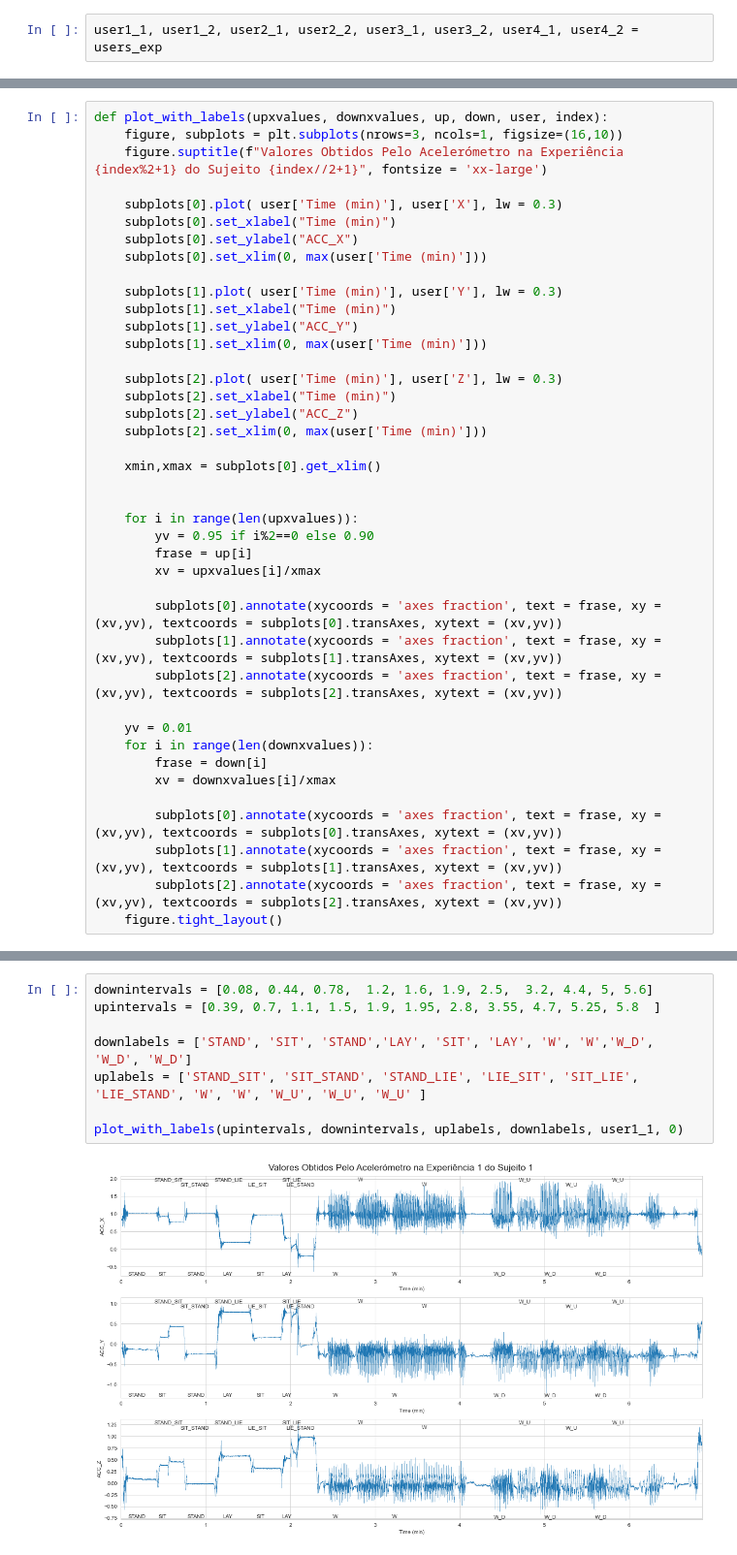
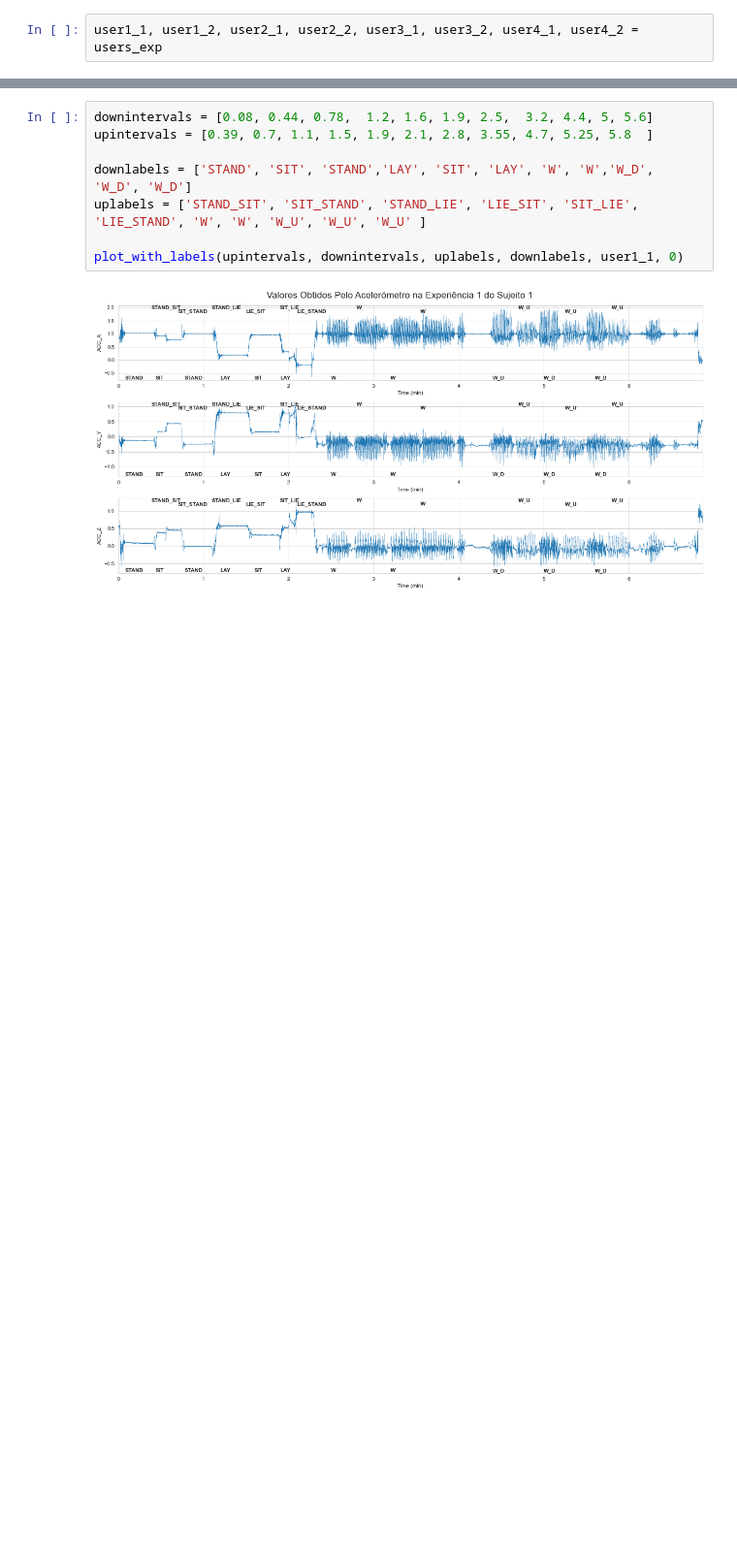
Before and after one commit to joelpoliveira/ProjetoATD, a Jupyter notebook: Exercicio2/Representacoes_Manual_das_Atividades.ipynb, the cells around one changed output, grey strips where cells are left out. Shown at 97% size. Drawn from its saved outputs; the diff is of its cells as text; blank space fills up the shorter version.

Commit message:
Commit Exercicio 2
Já estão as labels colocadas em todas as experiências
Depois é fazer markdowns para ficarmos já com esta parte do "relãtorio" feita tbm

```diff
--- a/Exercicio2/Representacoes_Manual_das_Atividades.ipynb
+++ b/Exercicio2/Representacoes_Manual_das_Atividades.ipynb
@@ -38,42 +62 @@ def plot_axes(user, index):
     figure.tight_layout()
-# %%
-def plot_with_labels(upxvalues, downxvalues, up, down, user, index):
-    figure, subplots = plt.subplots(nrows=3, ncols=1, figsize=(16,10))
-    figure.suptitle(f"Valores Obtidos Pelo Acelerómetro na Experiência {index%2+1} do Sujeito {index//2+1}", fontsize = 'xx-large')
-
-    subplots[0].plot( user['Time (min)'], user['X'], lw = 0.3)
-    subplots[0].set_xlabel("Time (min)")
-    subplots[0].set_ylabel("ACC_X")
-    subplots[0].set_xlim(0, max(user['Time (min)']))
-
-    subplots[1].plot( user['Time (min)'], user['Y'], lw = 0.3)
-    subplots[1].set_xlabel("Time (min)")
-    subplots[1].set_ylabel("ACC_Y")
-    subplots[1].set_xlim(0, max(user['Time (min)']))
-
-    subplots[2].plot( user['Time (min)'], user['Z'], lw = 0.3)
-    subplots[2].set_xlabel("Time (min)")
-    subplots[2].set_ylabel("ACC_Z")
-    subplots[2].set_xlim(0, max(user['Time (min)']))
-
-    xmin,xmax = subplots[0].get_xlim()
-
-
-    for i in range(len(upxvalues)):
-        yv = 0.95 if i%2==0 else 0.90
-        frase = up[i]
-        xv = upxvalues[i]/xmax
-
-        subplots[0].annotate(xycoords = 'axes fraction', text = frase, xy = (xv,yv), textcoords = subplots[0].transAxes, xytext = (xv,yv))
-        subplots[1].annotate(xycoords = 'axes fraction', text = frase, xy = (xv,yv), textcoords = subplots[1].transAxes, xytext = (xv,yv))
-        subplots[2].annotate(xycoords = 'axes fraction', text = frase, xy = (xv,yv), textcoords = subplots[2].transAxes, xytext = (xv,yv))
-
-    yv = 0.01
-    for i in range(len(downxvalues)):
-        frase = down[i]
-        xv = downxvalues[i]/xmax
-
-        subplots[0].annotate(xycoords = 'axes fraction', text = frase, xy = (xv,yv), textcoords = subplots[0].transAxes, xytext = (xv,yv))
-        subplots[1].annotate(xycoords = 'axes fraction', text = frase, xy = (xv,yv), textcoords = subplots[1].transAxes, xytext = (xv,yv))
-        subplots[2].annotate(xycoords = 'axes fraction', text = frase, xy = (xv,yv), textcoords = subplots[2].transAxes, xytext = (xv,yv))
-    figure.tight_layout()
@@ -86,11 +63,11 @@ print( len(downintervals), len(upintervals))
 # %%
 downintervals = [0.08, 0.44, 0.78,  1.2, 1.6, 1.9, 2.5,  3.2, 4.4, 5, 5.6]
-upintervals = [0.39, 0.7, 1.1, 1.5, 1.9, 1.95, 2.8, 3.55, 4.7, 5.25, 5.8  ]
+upintervals = [0.39, 0.7, 1.1, 1.5, 1.9, 2.1, 2.8, 3.55, 4.7, 5.25, 5.8  ]
 
 downlabels = ['STAND', 'SIT', 'STAND','LAY', 'SIT', 'LAY', 'W', 'W','W_D', 'W_D', 'W_D']
 uplabels = ['STAND_SIT', 'SIT_STAND', 'STAND_LIE', 'LIE_SIT', 'SIT_LIE', 'LIE_STAND', 'W', 'W', 'W_U', 'W_U', 'W_U' ]
 
 plot_with_labels(upintervals, downintervals, uplabels, downlabels, user1_1, 0)
 # %% [output]
-[figure, old version]
+[figure, new version]
 # %%
```
Also changed, not shown: parts of 12 cells of this notebook.
